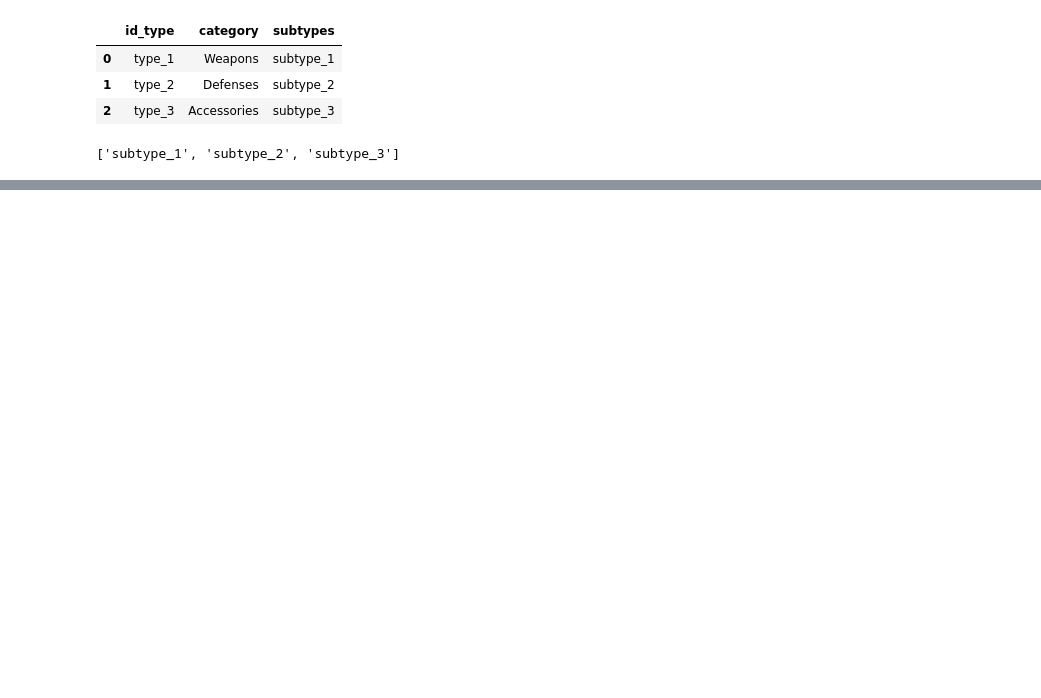
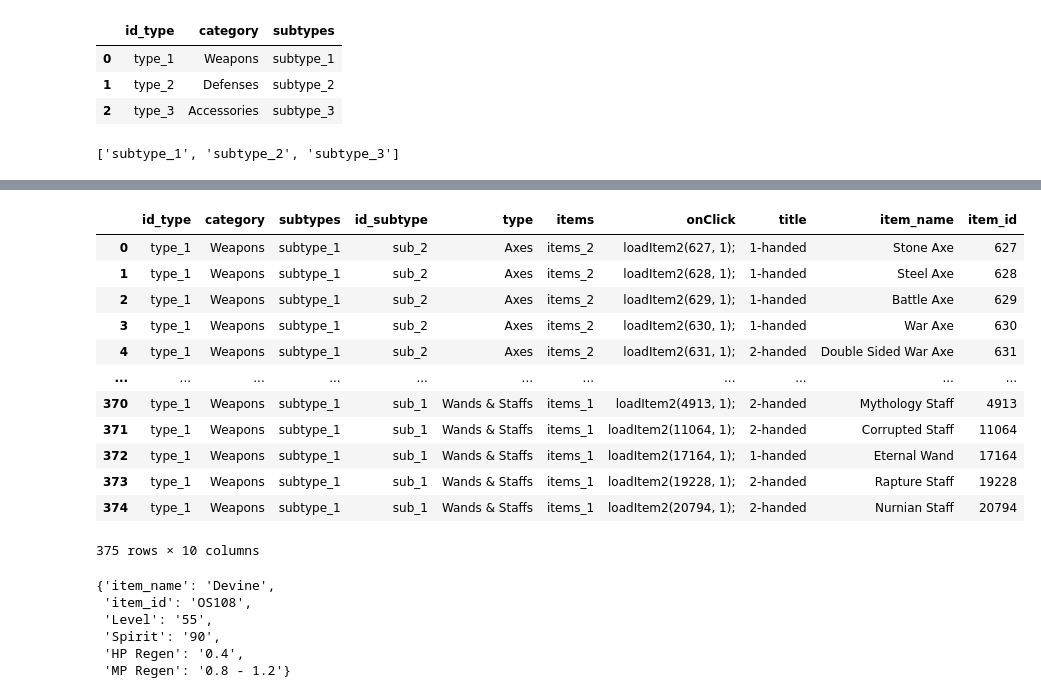
Before and after one commit to Arancium98/Items, a Jupyter notebook: Scrapper.ipynb, the cells around one changed output, grey strips where cells are left out. Saved outputs shown, nothing was run; the diff lists cells and outputs as text; code cells hidden in the pictures; blank space fills up the shorter version.

```diff
--- a/Scrapper.ipynb
+++ b/Scrapper.ipynb
@@ -169,0 +64,3 @@ df2
+# %%
+items = df2['items'].tolist()
+items
@@ -169,0 +85,19 @@ df2
+# %%
+data3 = []
+for item in items:
+    c = soup.find('div', id=item)
+    for i in c.find_all('tr'):
+        try:
+            data3.append({
+                "items" : item,
+                'onClick': i.td['onclick'],
+                'title': i.img['title'],
+                'item_name': i.span.text
+            })
+        except KeyError:
+            pass
+        except TypeError:
+            pass
+
+df3 = pd.DataFrame(data3)
+df3
@@ -169,0 +118,3 @@ df2
+# %%
+df3['item_id'] = df3['onClick'].str.extract(r'loadItem2\((\d+), \d+\);')
+df3
@@ -169,0 +135,3 @@ df2
+# %%
+xd = pd.merge(df,df2, on='subtypes')
+xd
@@ -169,0 +156,17 @@ df2
+# %%
+xd2 = pd.merge(xd,df3, on='items')
+xd2
+# %% [output]
+|  | id_type | category | subtypes | id_subtype | type | items | onClick | title | item_name | item_id |
+| 0 | type_1 | Weapons | subtype_1 | sub_2 | Axes | items_2 | loadItem2(627, 1); | 1-handed | Stone Axe | 627 |
+| 1 | type_1 | Weapons | subtype_1 | sub_2 | Axes | items_2 | loadItem2(628, 1); | 1-handed | Steel Axe | 628 |
+| 2 | type_1 | Weapons | subtype_1 | sub_2 | Axes | items_2 | loadItem2(629, 1); | 1-handed | Battle Axe | 629 |
+| 3 | type_1 | Weapons | subtype_1 | sub_2 | Axes | items_2 | loadItem2(630, 1); | 1-handed | War Axe | 630 |
+| 4 | type_1 | Weapons | subtype_1 | sub_2 | Axes | items_2 | loadItem2(631, 1); | 2-handed | Double Sided War Axe | 631 |
+| ... | ... | ... | ... | ... | ... | ... | ... | ... | ... | ... |
+| 370 | type_1 | Weapons | subtype_1 | sub_1 | Wands & Staffs | items_1 | loadItem2(4913, 1); | 2-handed | Mythology Staff | 4913 |
+| 371 | type_1 | Weapons | subtype_1 | sub_1 | Wands & Staffs | items_1 | loadItem2(11064, 1); | 2-handed | Corrupted Staff | 11064 |
+| 372 | type_1 | Weapons | subtype_1 | sub_1 | Wands & Staffs | items_1 | loadItem2(17164, 1); | 1-handed | Eternal Wand | 17164 |
+| 373 | type_1 | Weapons | subtype_1 | sub_1 | Wands & Staffs | items_1 | loadItem2(19228, 1); | 2-handed | Rapture Staff | 19228 |
+| 374 | type_1 | Weapons | subtype_1 | sub_1 | Wands & Staffs | items_1 | loadItem2(20794, 1); | 2-handed | Nurnian Staff | 20794 |
+375 rows × 10 columns
@@ -169,0 +180,35 @@ df2
+# %%
+def extract_values(tr):
+    left_values = tr.select_one('td.item_box_text_left').get_text('\n', strip=True).split('\n')
+    right_values = tr.select_one('td:not(.item_box_text_left)').get_text('\n', strip=True).split('\n')
+
+    data_dict = {}
+    for left, right in zip(left_values, right_values):
+        data_dict[left] = right
+    return data_dict
+
+data = {}
+item_box_header = soupitem.find('div', class_='item_box_header')
+item_name = item_box_header.contents[0].strip()
+item_id = soupitem.find("div", class_="item_box_img").img["alt"]
+
+tr_indices = [1,
+              4,
+              7]
+data = {
+    "item_name": item_name,
+    "item_id": item_id
+}
+
+for index in tr_indices:
+    tr = soupitem.find_all('tr')[index]
+    data.update(extract_values(tr))
+
+data
+# %% [output]
+{'item_name': 'Devine',
+ 'item_id': 'OS108',
+ 'Level': '55',
+ 'Spirit': '90',
+ 'HP Regen': '0.4',
+ 'MP Regen': '0.8 - 1.2'}
```
Also changed, not shown: parts of 15 cells of this notebook, 3 other files.
